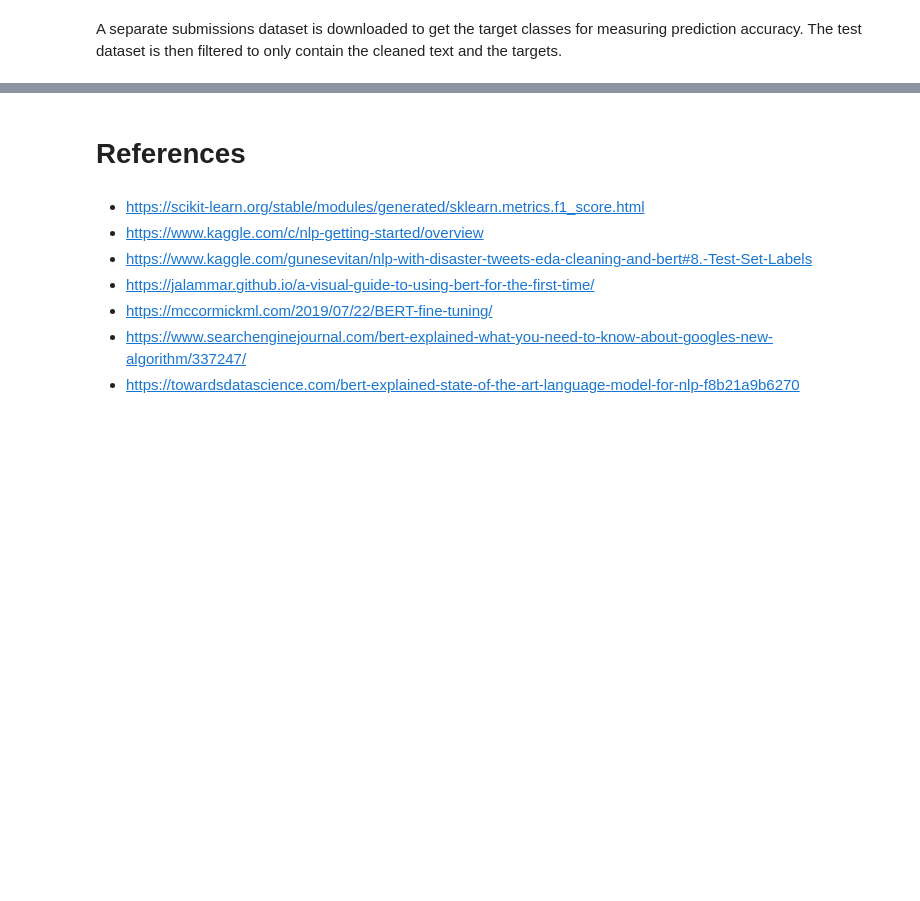
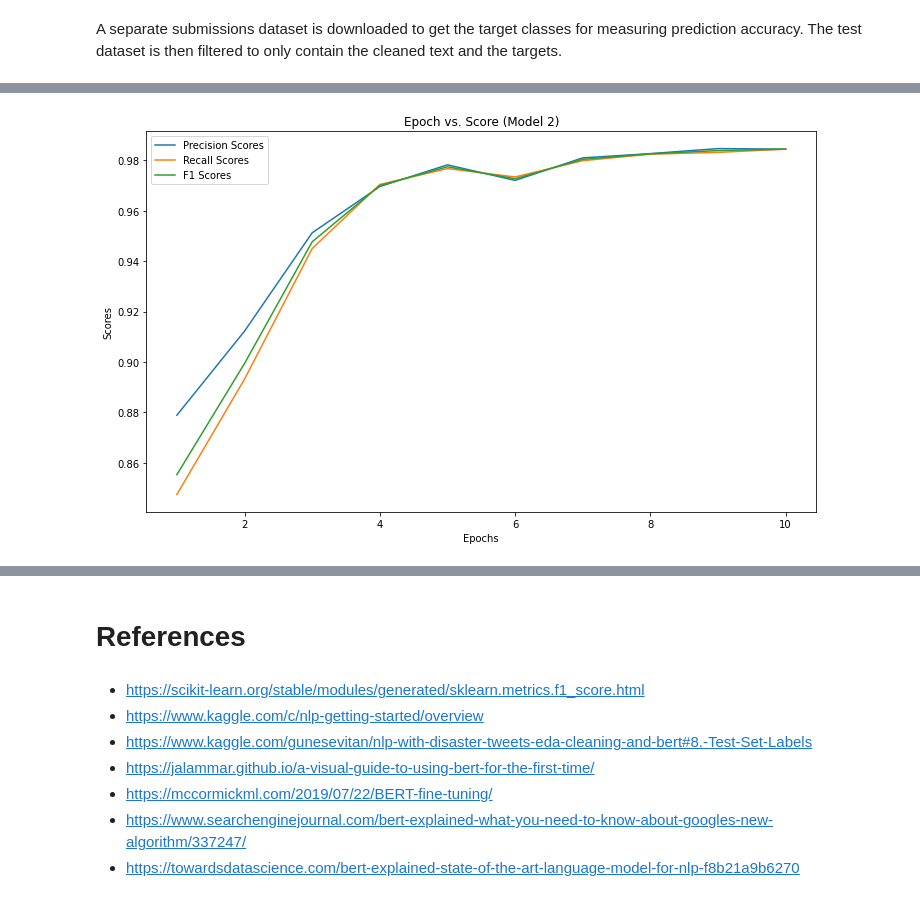
Before and after one commit to lloydoad/disaster-tweet-classifier, a Jupyter notebook: disaster_tweet_classifier.ipynb, the cells around one changed output, grey strips where cells are left out. Saved outputs shown, nothing was run; the diff lists cells and outputs as text; code cells hidden in the pictures; blank space fills up the shorter version.

```diff
--- a/disaster_tweet_classifier.ipynb
+++ b/disaster_tweet_classifier.ipynb
@@ -539,0 +602,4 @@ plot_scores()
+# %%
+plot_scores(fold=2)
+# %% [output]
+[figure, added]
```
Also changed, not shown: parts of 54 cells of this notebook.
